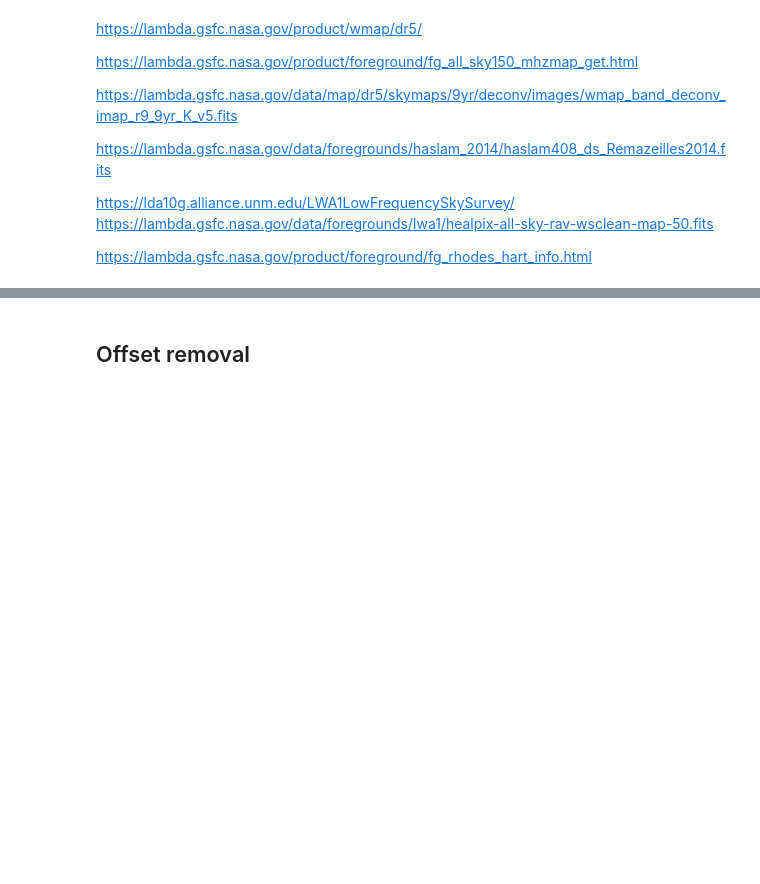
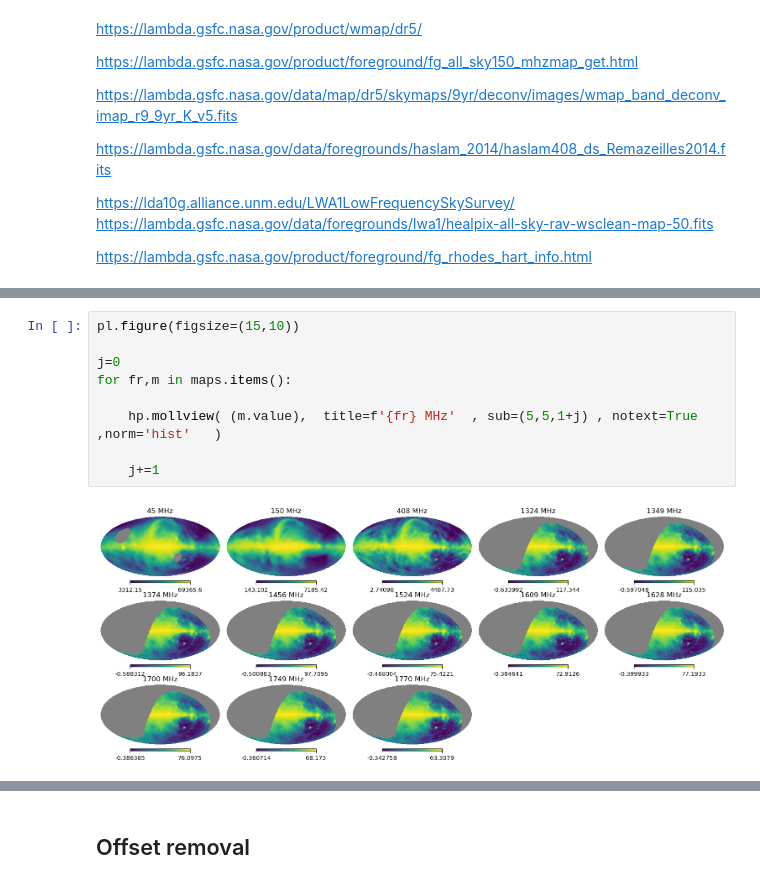
Before and after one commit to giuspugl/fitting_synchrotron, a Jupyter notebook: coarse_parameters_southern.ipynb, the cells around one changed output, grey strips where cells are left out. Saved outputs shown, nothing was run; the diff lists cells and outputs as text; blank space fills up the shorter version.

```diff
--- a/coarse_parameters_southern.ipynb
+++ b/coarse_parameters_southern.ipynb
@@ -408 +435,12 @@ reading lambda_23de_hea.fits
+# %%
+pl.figure(figsize=(15,10))
+
+j=0
+for fr,m in maps.items():
+
+    hp.mollview( (m.value),  title=f'{fr} MHz'  , sub=(5,5,1+j) , notext=True ,norm='hist'   )
+
+    j+=1
+# %% [output]
+[figure, added]
 # %%
```
Also changed, not shown: parts of 8 cells of this notebook, 2 other files.
